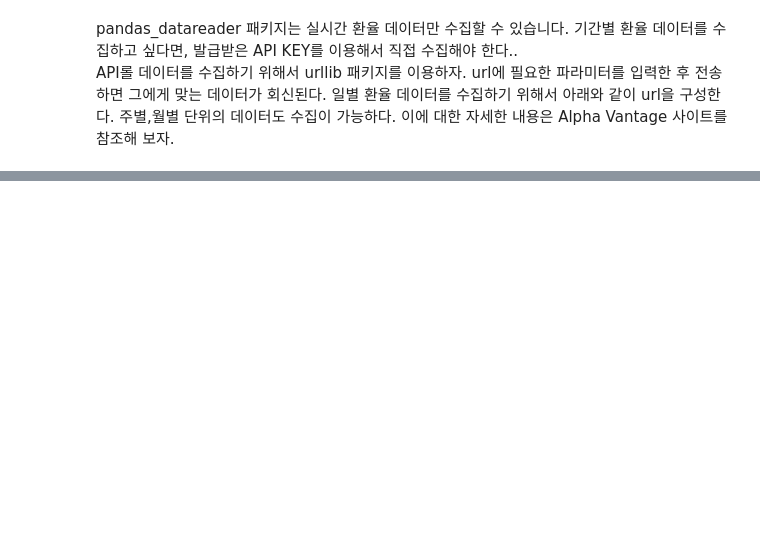
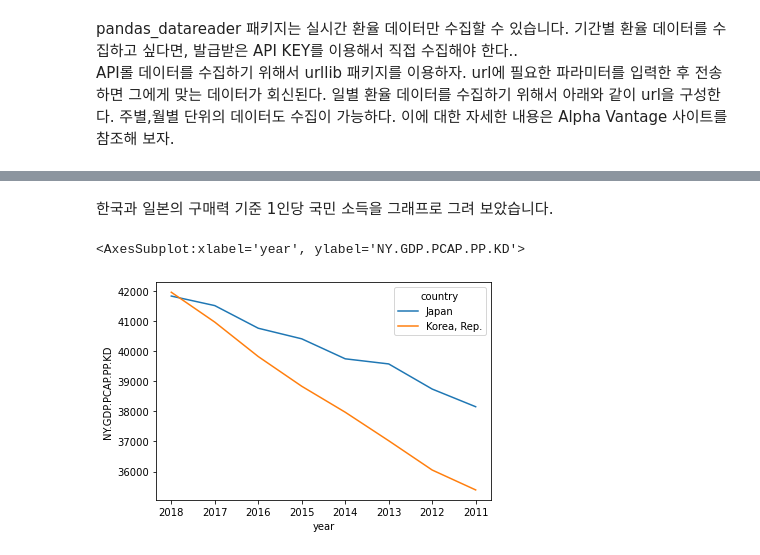
Before and after one commit to choiuikang/financial_data_python, a Jupyter notebook: chapter_1.ipynb, the cells around one changed output, grey strips where cells are left out. Drawn from its saved outputs; the diff is of its cells as text; code cells hidden in the pictures; blank space fills up the shorter version.

```diff
--- a/chapter_1.ipynb
+++ b/chapter_1.ipynb
@@ -129,0 +170,12 @@ SyntaxError: EOL while scanning string literal (63427422.py, line 1)
+# %% [markdown]
+한국과 일본의 구매력 기준 1인당 국민 소득을 그래프로 그려 보았습니다.
+# %%
+code = "NY.GDP.PCAP.PP.KD"
+matches = wb.search('gdp.*capita.*const')
+data = wb.download(indicator=code, country=['JPN','KOR'],
+                  start=2011, end=2018)
+data = data.reset_index(drop=False)
+sns.lineplot(x="year", y=code, hue="country", data=data)
+# %% [output]
+<AxesSubplot:xlabel='year', ylabel='NY.GDP.PCAP.PP.KD'>
+[figure, added]
```
Also changed, not shown: parts of 11 cells of this notebook.
